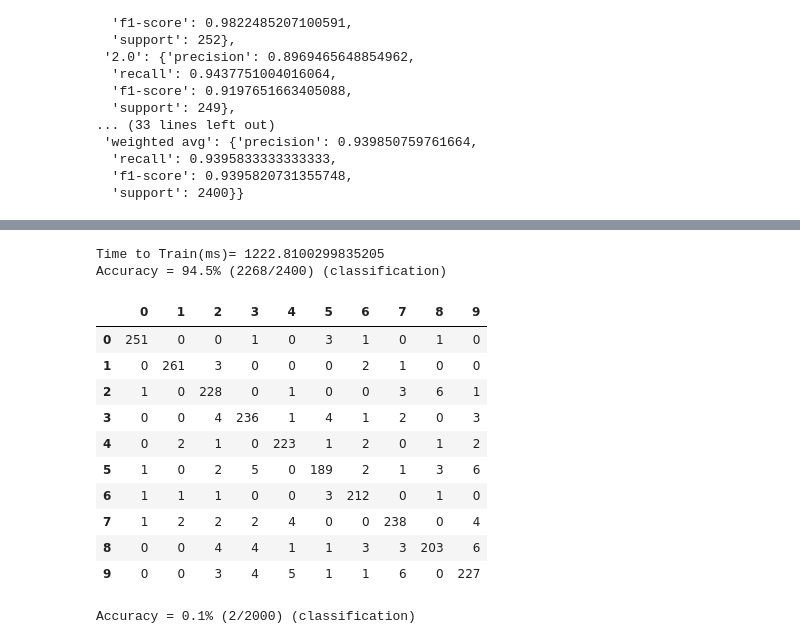
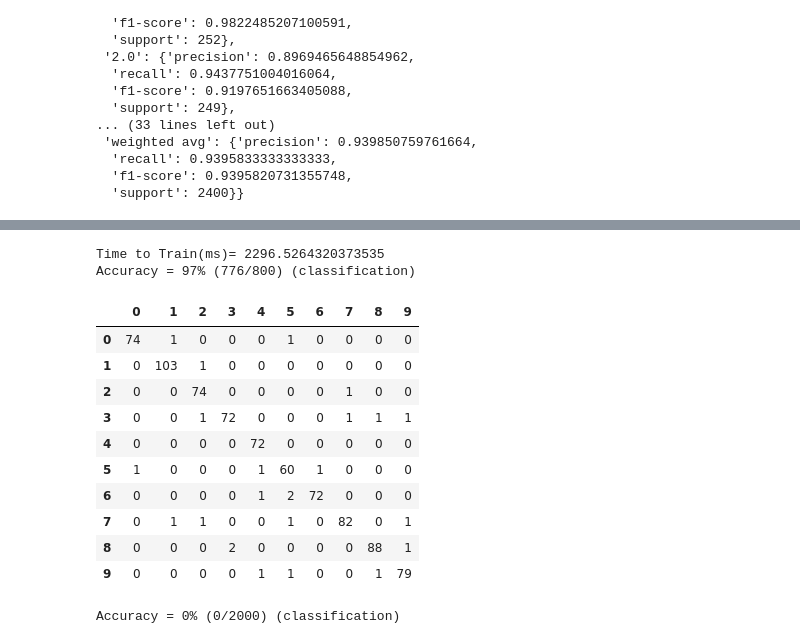
Before and after one commit to KAJURAMBO/Assignment2_SVM_LIBSVM_Crossvalidation_ELL784, a Jupyter notebook: Quest_2/PROB_2.ipynb, the cells around one changed output, grey strips where cells are left out. Saved outputs shown, nothing was run; the diff lists cells and outputs as text; code cells hidden in the pictures.

```diff
--- a/Quest_2/PROB_2.ipynb
+++ b/Quest_2/PROB_2.ipynb
@@ -97,7 +97,7 @@ for row in matrix:
         x.append(r)
 
 Total_instances=matrix_rows
-Trainning_instances=int(matrix_rows*0.7)
+Trainning_instances=int(matrix_rows*0.9)
 testing_instances=int(matrix_rows-Trainning_instances)
 # %%
 Tstart=time.time()
@@ -134,7 +134,7 @@ for line in lines_list:
                 row.append(var)
         matrix.append(row)
 data.close()
-matrix=shuffle(matrix)
+# matrix=shuffle(matrix)
 matrix_rows=len(matrix)
 matrix_cols=len(matrix[0])
 
@@ -196,14 +196,16 @@ for row in matrix:
         r.append(row[24])
         x.append(r)
 
-Total_instances=matrix_rows
-Trainning_instances=int(matrix_rows*0.7)
-testing_instances=int(matrix_rows-Trainning_instances)
+# Total_instances=matrix_rows
+# Trainning_instances=int(matrix_rows*0.7)
+# testing_instances=int(matrix_rows-Trainning_instances)
 
 p_label,p_acc,p_val=svm_predict(np.linspace(1,2000,num=2000) ,x[0:2000],model)
 
-predict_test_df=pd.DataFrame(p_label)
-predict_test_df.to_csv('predicted')
+predict_test_df=pd.DataFrame(p_label,columns=['class'])
+predict_test_df.insert(0, 'Sample ID',np.linspace(1,2000,num=2000))
+predict_test_df.to_csv('predicted.csv')
+
 
 
 ## Again run the first two cells as x we have to take train data wala for the cross validation trainning
@@ -369,43 +361,43 @@ Time to Train(sec)= 3315315.100669861
 # %%
 # Best parameter outputs
 
 Tstart=time.time()
 
 prob=svm_problem(output[0:Trainning_instances],x[0:Trainning_instances])
-param=svm_parameter('-s 0 -c 2 -t 1 -g 2  -d 2 ')  ## change s and t(('-s 0 -c 1 -t 1 -g 3  -d 2 ') good combination)
+param=svm_parameter('-s 0 -c 1 -t 1 -g 0  -d 3 ')  ## change s and t(('-s 0 -c 1 -t 1 -g 3  -d 2 ') good combination)
 model=svm_train(prob,param)
 #s---> SVM type
 #d---> degree
 #t--->kernal type
 #c--->margin type(soft/hard
 #g---> gamma in kernal funtion
 Tend=time.time()
 print('Time to Train(ms)=',(Tend-Tstart)*1000)
 
 p_label,p_acc,p_val=svm_predict(output[Trainning_instances:Total_instances],x[Trainning_instances:Total_instances],model)
 p_acc
 
 report=metrics.confusion_matrix(output[Trainning_instances:Total_instances],p_label)
 # sklearn.metrics.confusion_matrix
 report
 cm_df = pd.DataFrame(report,
                      index = ['0','1','2','3','4','5','6','7','8','9'], #,labels=["0", "1", "2","3", "4", "5","6", "7", "8","9"]
                      columns = ['0','1','2','3','4','5','6','7','8','9'])
 cm_df
 # %% [output]
-Time to Train(ms)= 1222.8100299835205
-Accuracy = 94.5% (2268/2400) (classification)
+Time to Train(ms)= 2296.5264320373535
+Accuracy = 97% (776/800) (classification)
 |  | 0 | 1 | 2 | 3 | 4 | 5 | 6 | 7 | 8 | 9 |
-| 0 | 251 | 0 | 0 | 1 | 0 | 3 | 1 | 0 | 1 | 0 |
-| 1 | 0 | 261 | 3 | 0 | 0 | 0 | 2 | 1 | 0 | 0 |
-| 2 | 1 | 0 | 228 | 0 | 1 | 0 | 0 | 3 | 6 | 1 |
-| 3 | 0 | 0 | 4 | 236 | 1 | 4 | 1 | 2 | 0 | 3 |
-| 4 | 0 | 2 | 1 | 0 | 223 | 1 | 2 | 0 | 1 | 2 |
-| 5 | 1 | 0 | 2 | 5 | 0 | 189 | 2 | 1 | 3 | 6 |
-| 6 | 1 | 1 | 1 | 0 | 0 | 3 | 212 | 0 | 1 | 0 |
-| 7 | 1 | 2 | 2 | 2 | 4 | 0 | 0 | 238 | 0 | 4 |
-| 8 | 0 | 0 | 4 | 4 | 1 | 1 | 3 | 3 | 203 | 6 |
-| 9 | 0 | 0 | 3 | 4 | 5 | 1 | 1 | 6 | 0 | 227 |
+| 0 | 74 | 1 | 0 | 0 | 0 | 1 | 0 | 0 | 0 | 0 |
+| 1 | 0 | 103 | 1 | 0 | 0 | 0 | 0 | 0 | 0 | 0 |
+| 2 | 0 | 0 | 74 | 0 | 0 | 0 | 0 | 1 | 0 | 0 |
+| 3 | 0 | 0 | 1 | 72 | 0 | 0 | 0 | 1 | 1 | 1 |
+| 4 | 0 | 0 | 0 | 0 | 72 | 0 | 0 | 0 | 0 | 0 |
+| 5 | 1 | 0 | 0 | 0 | 1 | 60 | 1 | 0 | 0 | 0 |
+| 6 | 0 | 0 | 0 | 0 | 1 | 2 | 72 | 0 | 0 | 0 |
+| 7 | 0 | 1 | 1 | 0 | 0 | 1 | 0 | 82 | 0 | 1 |
+| 8 | 0 | 0 | 0 | 2 | 0 | 0 | 0 | 0 | 88 | 1 |
+| 9 | 0 | 0 | 0 | 0 | 1 | 1 | 0 | 0 | 1 | 79 |
 # %%
 # Testing on given trainning set after CV
 data=open('test_prob2.csv',mode='r')
@@ -420,7 +412,7 @@ for line in lines_list:
                 row.append(var)
         matrix.append(row)
 data.close()
-matrix=shuffle(matrix)
+# matrix=shuffle(matrix)
 matrix_rows=len(matrix)
 matrix_cols=len(matrix[0])
 
@@ -482,13 +474,14 @@ for row in matrix:
         r.append(row[24])
         x.append(r)
 
-Total_instances=matrix_rows
-Trainning_instances=int(matrix_rows*0.7)
-testing_instances=int(matrix_rows-Trainning_instances)
+# Total_instances=matrix_rows
+# Trainning_instances=int(matrix_rows*0.7)
+# testing_instances=int(matrix_rows-Trainning_instances)
 
 p_label,p_acc,p_val=svm_predict(np.linspace(1,2000,num=2000) ,x[0:2000],model)
 
-predict_test_df=pd.DataFrame(p_label)
-predict_test_df.to_csv('predicted_CV')
+predict_test_df=pd.DataFrame(p_label,columns=['class'])
+predict_test_df.insert(0, 'Sample ID',np.linspace(1,2000,num=2000))
+predict_test_df.to_csv('predicted_CV.csv')
 # %% [output]
-Accuracy = 0.1% (2/2000) (classification)
+Accuracy = 0% (0/2000) (classification)
```
Also changed, not shown: parts of 7 cells of this notebook, 4 other files.
